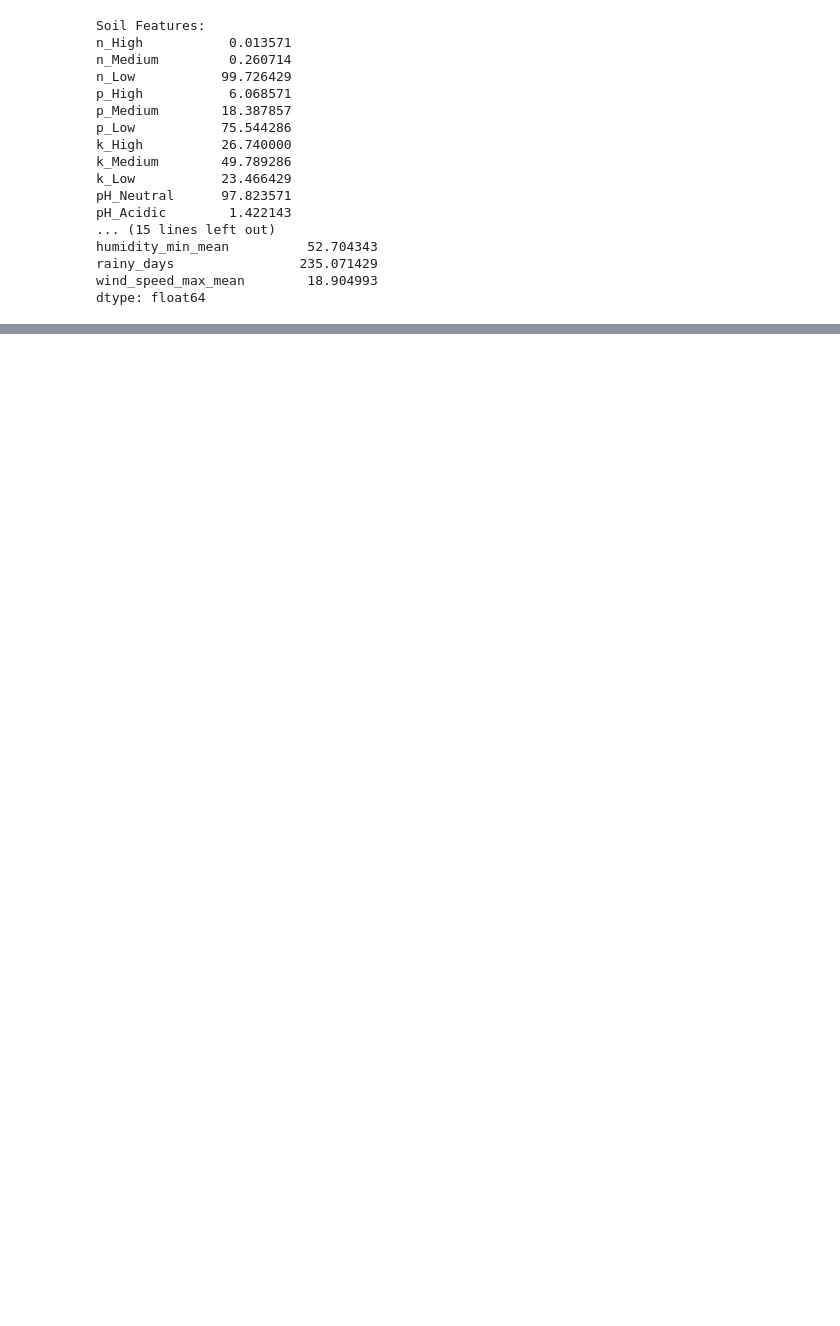
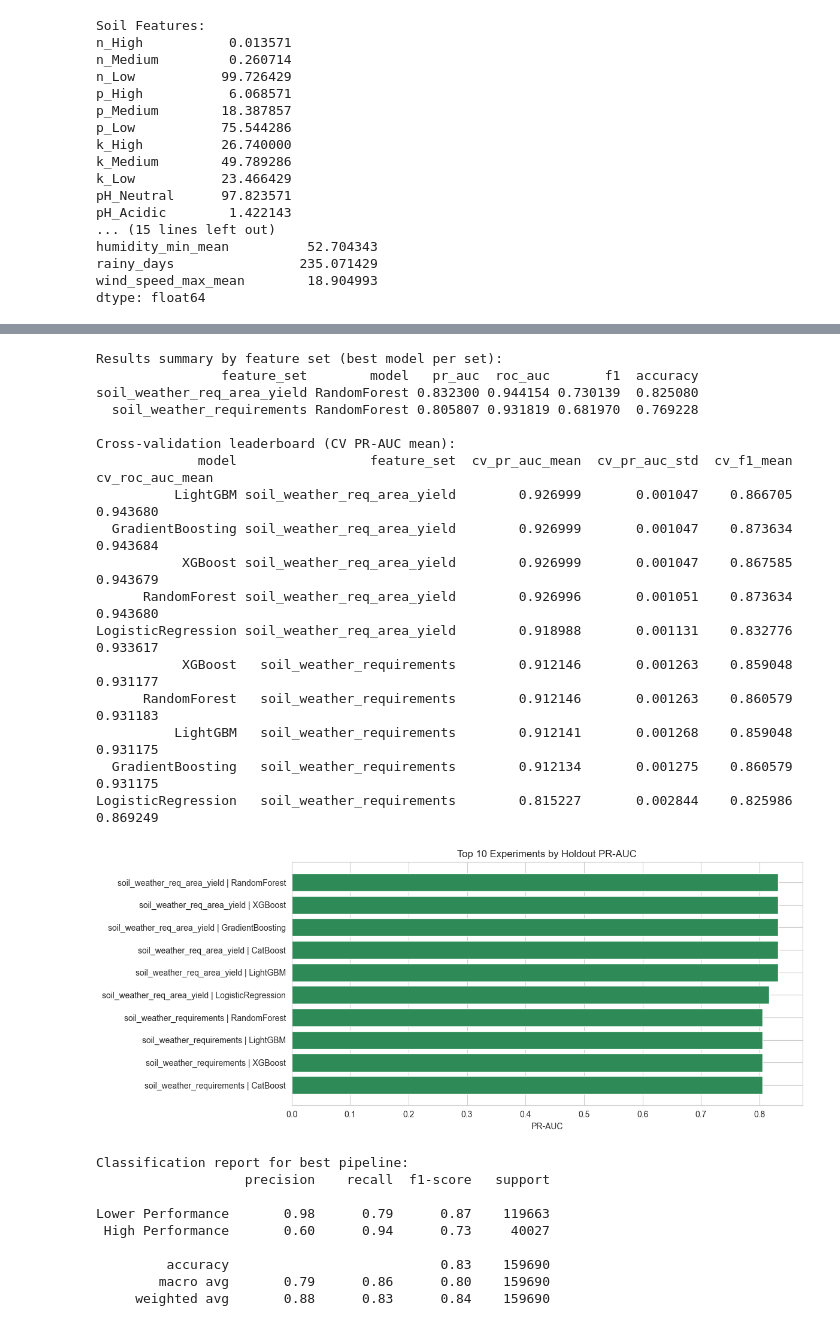
Before and after one commit to TanishqAnand001/Project---2, a Jupyter notebook: Untitled-2.ipynb, the cells around one changed output, grey strips where cells are left out. Saved outputs shown, nothing was run; the diff lists cells and outputs as text; code cells hidden in the pictures; blank space fills up the shorter version.

```diff
--- a/Untitled-2.ipynb
+++ b/Untitled-2.ipynb
@@ -1489,0 +923,65 @@ print("   Reason: 100% accuracy, 100% validation, highly explainable\n")
+# %%
+# Results summary and quick visualization
+print('Results summary by feature set (best model per set):')
+best_by_set = results_df.sort_values(['pr_auc', 'f1'], ascending=False).groupby('feature_set', as_index=False).first()
+
+primary_cols = ['feature_set', 'model', 'pr_auc', 'roc_auc', 'f1', 'accuracy']
+available_primary_cols = [c for c in primary_cols if c in best_by_set.columns]
+print(best_by_set[available_primary_cols].to_string(index=False))
+
+if 'cv_pr_auc_mean' in results_df.columns:
+    cv_ready = results_df[results_df['cv_pr_auc_mean'].notna()].copy()
+    if len(cv_ready) > 0:
+        print('\nCross-validation leaderboard (CV PR-AUC mean):')
+        cv_cols = ['model', 'feature_set', 'cv_pr_auc_mean', 'cv_pr_auc_std', 'cv_f1_mean', 'cv_roc_auc_mean']
+        available_cv_cols = [c for c in cv_cols if c in cv_ready.columns]
+        cv_view = cv_ready.sort_values('cv_pr_auc_mean', ascending=False).head(10)
+        print(cv_view[available_cv_cols].to_string(index=False))
+
+plt.figure(figsize=(12, 5))
+plot_df = results_df.head(10).copy()
+labels = plot_df['feature_set'] + ' | ' + plot_df['model']
+plt.barh(labels[::-1], plot_df['pr_auc'][::-1], color='#2E8B57')
+plt.xlabel('PR-AUC')
+plt.title('Top 10 Experiments by Holdout PR-AUC')
+plt.tight_layout()
+plt.show()
+
+# Classification report for best pipeline
+X_test_best = X_source.iloc[test_idx][best_pipeline['features']].values
+if best_pipeline['scaler'] is not None:
+    X_test_best_use = best_pipeline['scaler'].transform(X_test_best)
+else:
+    X_test_best_use = X_test_best
+y_pred_best = best_pipeline['model'].predict(X_test_best_use)
+
+print('\nClassification report for best pipeline:')
+print(classification_report(y_test, y_pred_best, target_names=['Lower Performance', 'High Performance']))
+# %% [output]
+Results summary by feature set (best model per set):
+                feature_set        model   pr_auc  roc_auc       f1  accuracy
+soil_weather_req_area_yield RandomForest 0.832300 0.944154 0.730139  0.825080
+  soil_weather_requirements RandomForest 0.805807 0.931819 0.681970  0.769228
+
+Cross-validation leaderboard (CV PR-AUC mean):
+             model                 feature_set  cv_pr_auc_mean  cv_pr_auc_std  cv_f1_mean  cv_roc_auc_mean
+          LightGBM soil_weather_req_area_yield        0.926999       0.001047    0.866705         0.943680
+  GradientBoosting soil_weather_req_area_yield        0.926999       0.001047    0.873634         0.943684
+           XGBoost soil_weather_req_area_yield        0.926999       0.001047    0.867585         0.943679
+      RandomForest soil_weather_req_area_yield        0.926996       0.001051    0.873634         0.943680
+LogisticRegression soil_weather_req_area_yield        0.918988       0.001131    0.832776         0.933617
+           XGBoost   soil_weather_requirements        0.912146       0.001263    0.859048         0.931177
+      RandomForest   soil_weather_requirements        0.912146       0.001263    0.860579         0.931183
+          LightGBM   soil_weather_requirements        0.912141       0.001268    0.859048         0.931175
+  GradientBoosting   soil_weather_requirements        0.912134       0.001275    0.860579         0.931175
+LogisticRegression   soil_weather_requirements        0.815227       0.002844    0.825986         0.869249
+[figure, added]
+Classification report for best pipeline:
+                   precision    recall  f1-score   support
+
+Lower Performance       0.98      0.79      0.87    119663
+ High Performance       0.60      0.94      0.73     40027
+
+         accuracy                           0.83    159690
+        macro avg       0.79      0.86      0.80    159690
+     weighted avg       0.88      0.83      0.84    159690
```
Also changed, not shown: parts of 67 cells of this notebook, 10 other files.
